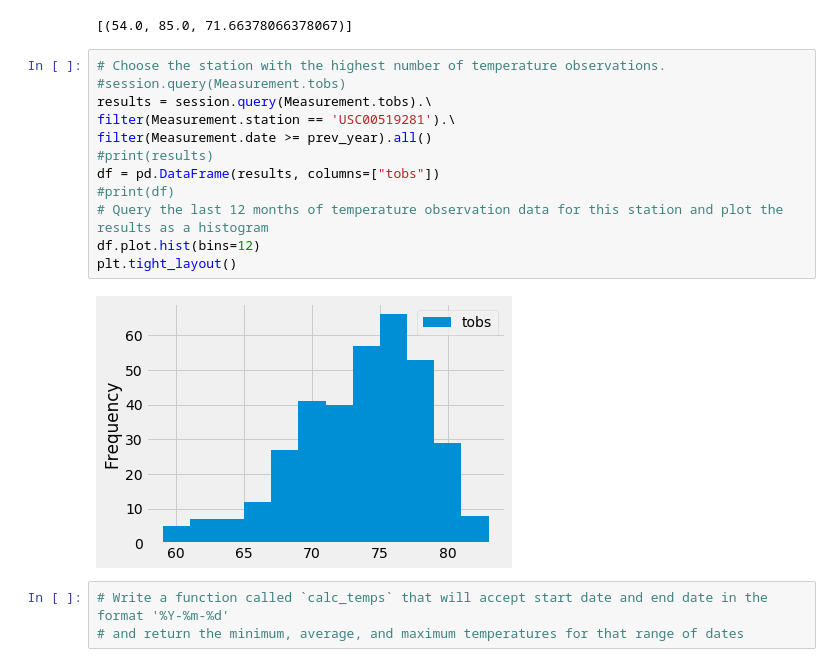
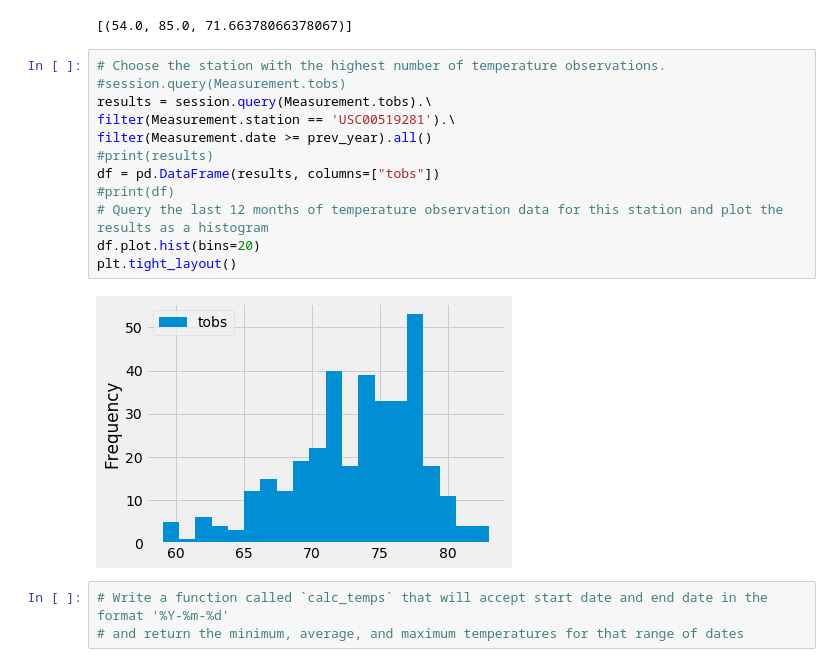
Before and after one commit to hillarykrumbholz/Surfs_Up, a Jupyter notebook: climate_analysis.ipynb, the cells around one changed output. Drawn from its saved outputs; the diff is of its cells as text.

```diff
--- a/climate_analysis.ipynb
+++ b/climate_analysis.ipynb
@@ -106,17 +106,17 @@ filter(Measurement.station == "USC00519281").all()
 # %%
 # Choose the station with the highest number of temperature observations.
 #session.query(Measurement.tobs)
 results = session.query(Measurement.tobs).\
 filter(Measurement.station == 'USC00519281').\
 filter(Measurement.date >= prev_year).all()
 #print(results)
 df = pd.DataFrame(results, columns=["tobs"])
 #print(df)
 # Query the last 12 months of temperature observation data for this station and plot the results as a histogram
-df.plot.hist(bins=12)
+df.plot.hist(bins=20)
 plt.tight_layout()
 # %% [output]
-[figure, old version]
+[figure, new version]
 # %%
 # Write a function called `calc_temps` that will accept start date and end date in the format '%Y-%m-%d'
 # and return the minimum, average, and maximum temperatures for that range of dates
```
Also changed, not shown: 1 other file.
